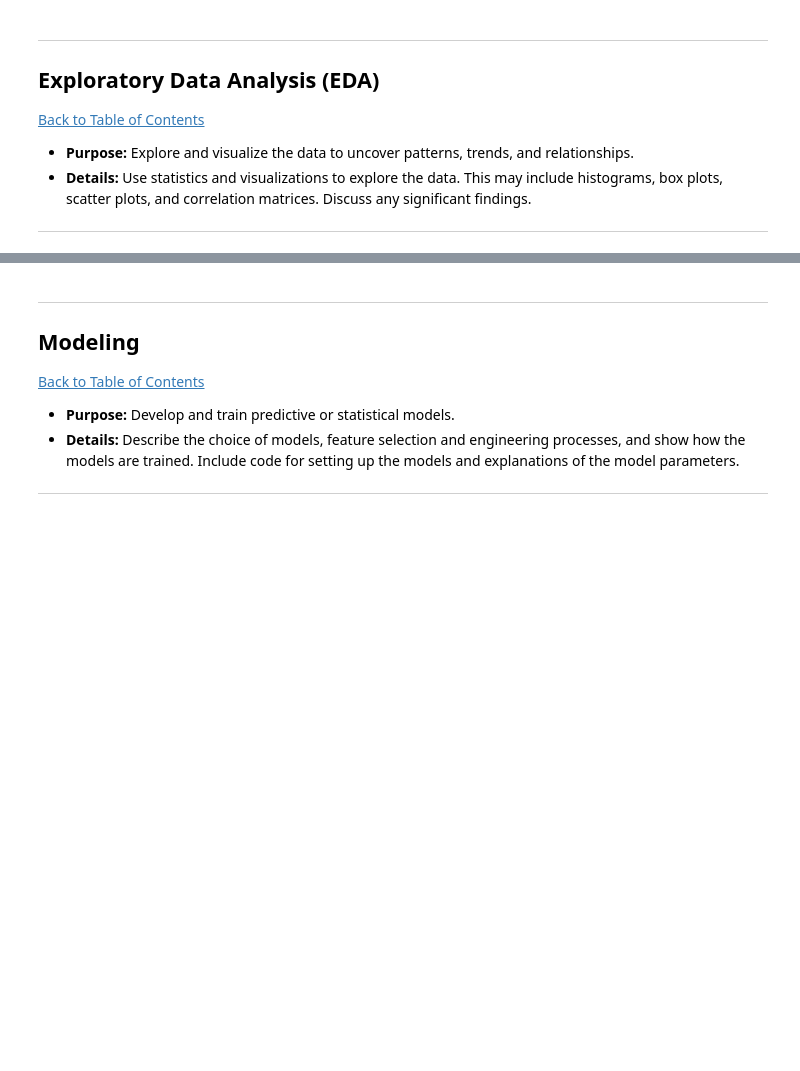
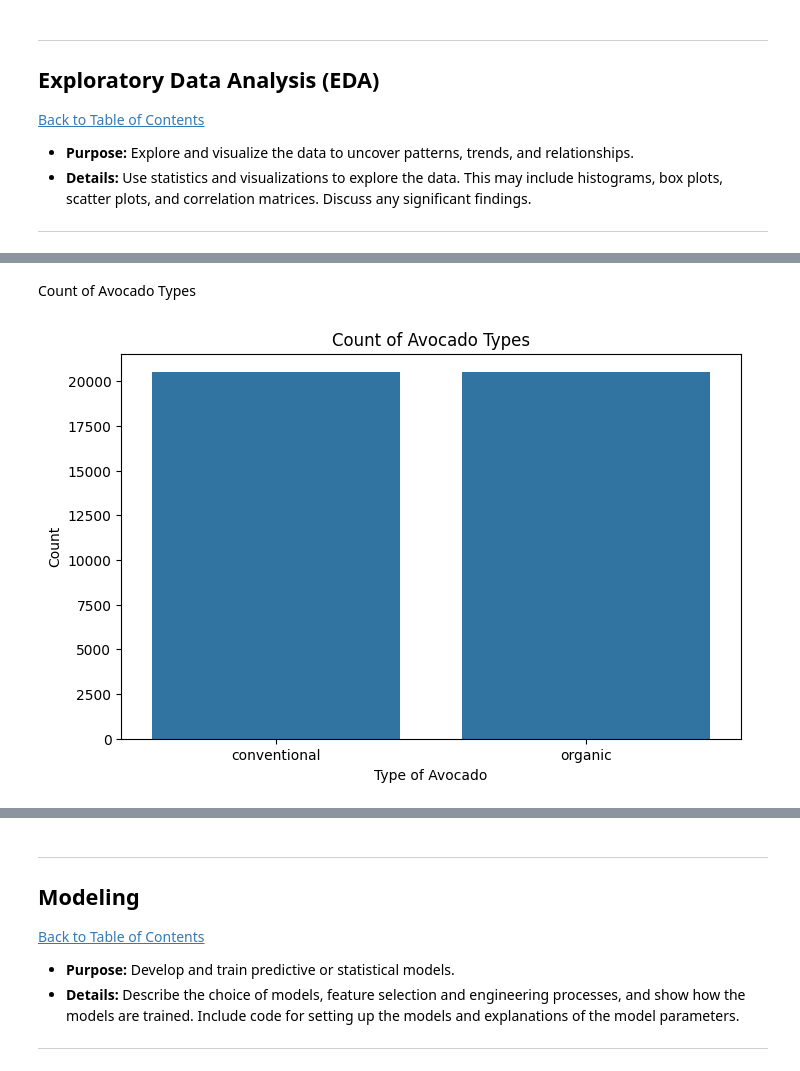
Before and after one commit to obedmabowa/My_Capstone_Project, a Jupyter notebook: Report.ipynb, the cells around one changed output, grey strips where cells are left out. Cells and saved outputs as stored; diff of their text form; code cells hidden in the pictures; blank space fills up the shorter version.

```diff
--- a/Report.ipynb
+++ b/Report.ipynb
@@ -326,0 +391,11 @@ Number of rows after removing missing values: (41025, 12)
+# %% [markdown]
+Count of Avocado Types
+# %%
+plt.figure(figsize=(8,5))
+sns.countplot(data=cleaned_avocado_data, x='type')
+plt.title('Count of Avocado Types')
+plt.xlabel('Type of Avocado')
+plt.ylabel('Count')
+plt.show()
+# %% [output]
+[figure, added]
```
Also changed, not shown: parts of 28 cells of this notebook.
